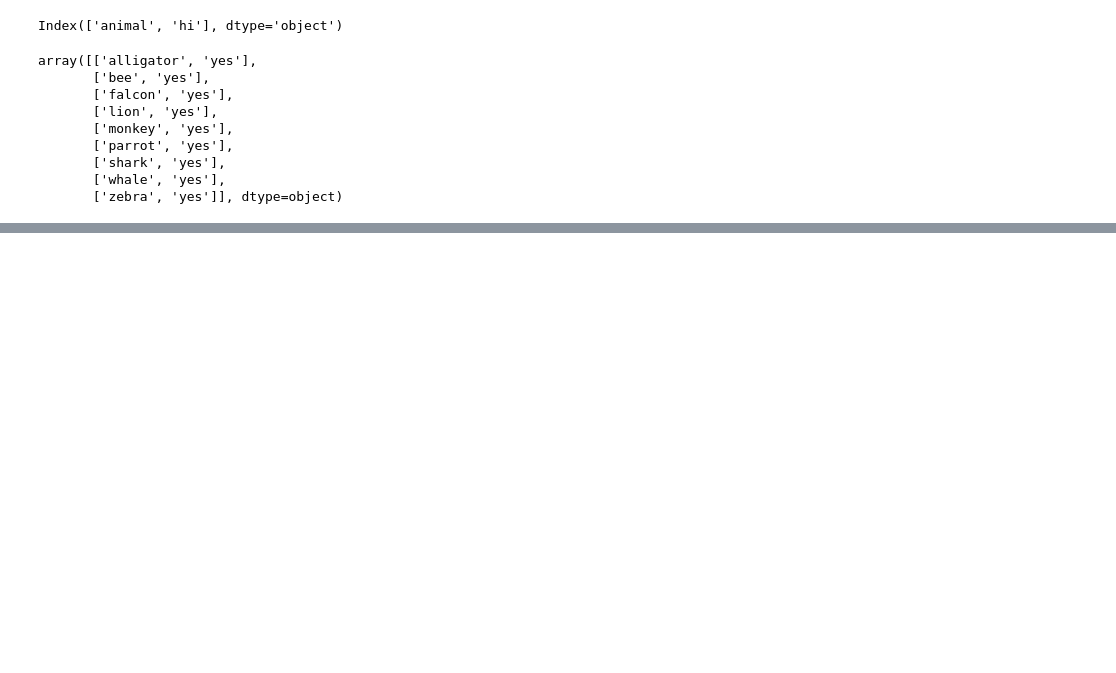
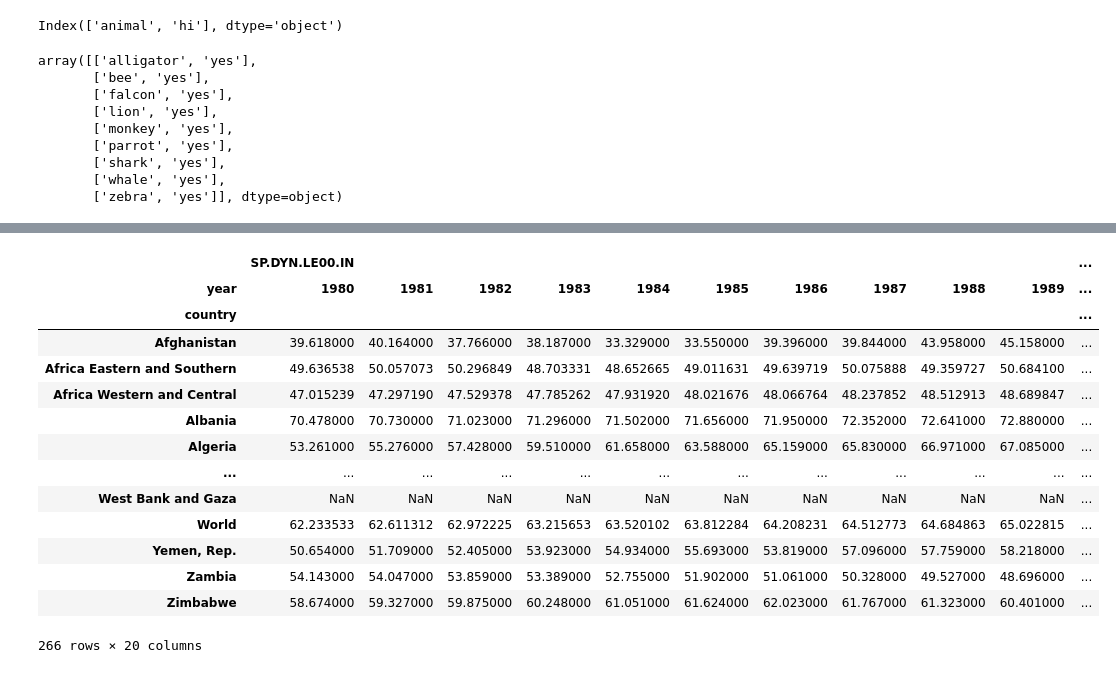
Before and after one commit to RatanakANB/PandasBasic, a Jupyter notebook: 24DataFrame/main.ipynb, the cells around one changed output, grey strips where cells are left out. Saved outputs shown, nothing was run; the diff lists cells and outputs as text; code cells hidden in the pictures; blank space fills up the shorter version.

```diff
--- a/24DataFrame/main.ipynb
+++ b/24DataFrame/main.ipynb
@@ -320,0 +452,21 @@ array([['alligator', 'yes'],
+# %%
+from pandas_datareader import wb
+result_data = pdr .wb .download (indicator = "SP.DYN.LE00.IN", start = '1980', end = '1999', country = 'all')
+pivot_result = result_data.reset_index().pivot(index = 'country', columns = 'year')
+pivot_result
+# %% [output]
+|  | SP.DYN.LE00.IN |  |  |  |  |  |  |  |  |  | ... |
+| year | 1980 | 1981 | 1982 | 1983 | 1984 | 1985 | 1986 | 1987 | 1988 | 1989 | ... |
+| country |  |  |  |  |  |  |  |  |  |  | ... |
+| Afghanistan | 39.618000 | 40.164000 | 37.766000 | 38.187000 | 33.329000 | 33.550000 | 39.396000 | 39.844000 | 43.958000 | 45.158000 | ... |
+| Africa Eastern and Southern | 49.636538 | 50.057073 | 50.296849 | 48.703331 | 48.652665 | 49.011631 | 49.639719 | 50.075888 | 49.359727 | 50.684100 | ... |
+| Africa Western and Central | 47.015239 | 47.297190 | 47.529378 | 47.785262 | 47.931920 | 48.021676 | 48.066764 | 48.237852 | 48.512913 | 48.689847 | ... |
+| Albania | 70.478000 | 70.730000 | 71.023000 | 71.296000 | 71.502000 | 71.656000 | 71.950000 | 72.352000 | 72.641000 | 72.880000 | ... |
+| Algeria | 53.261000 | 55.276000 | 57.428000 | 59.510000 | 61.658000 | 63.588000 | 65.159000 | 65.830000 | 66.971000 | 67.085000 | ... |
+| ... | ... | ... | ... | ... | ... | ... | ... | ... | ... | ... | ... |
+| West Bank and Gaza | NaN | NaN | NaN | NaN | NaN | NaN | NaN | NaN | NaN | NaN | ... |
+| World | 62.233533 | 62.611312 | 62.972225 | 63.215653 | 63.520102 | 63.812284 | 64.208231 | 64.512773 | 64.684863 | 65.022815 | ... |
+| Yemen, Rep. | 50.654000 | 51.709000 | 52.405000 | 53.923000 | 54.934000 | 55.693000 | 53.819000 | 57.096000 | 57.759000 | 58.218000 | ... |
+| Zambia | 54.143000 | 54.047000 | 53.859000 | 53.389000 | 52.755000 | 51.902000 | 51.061000 | 50.328000 | 49.527000 | 48.696000 | ... |
+| Zimbabwe | 58.674000 | 59.327000 | 59.875000 | 60.248000 | 61.051000 | 61.624000 | 62.023000 | 61.767000 | 61.323000 | 60.401000 | ... |
+266 rows × 20 columns
```
Also changed, not shown: parts of 22 cells of this notebook, 19 other files.
